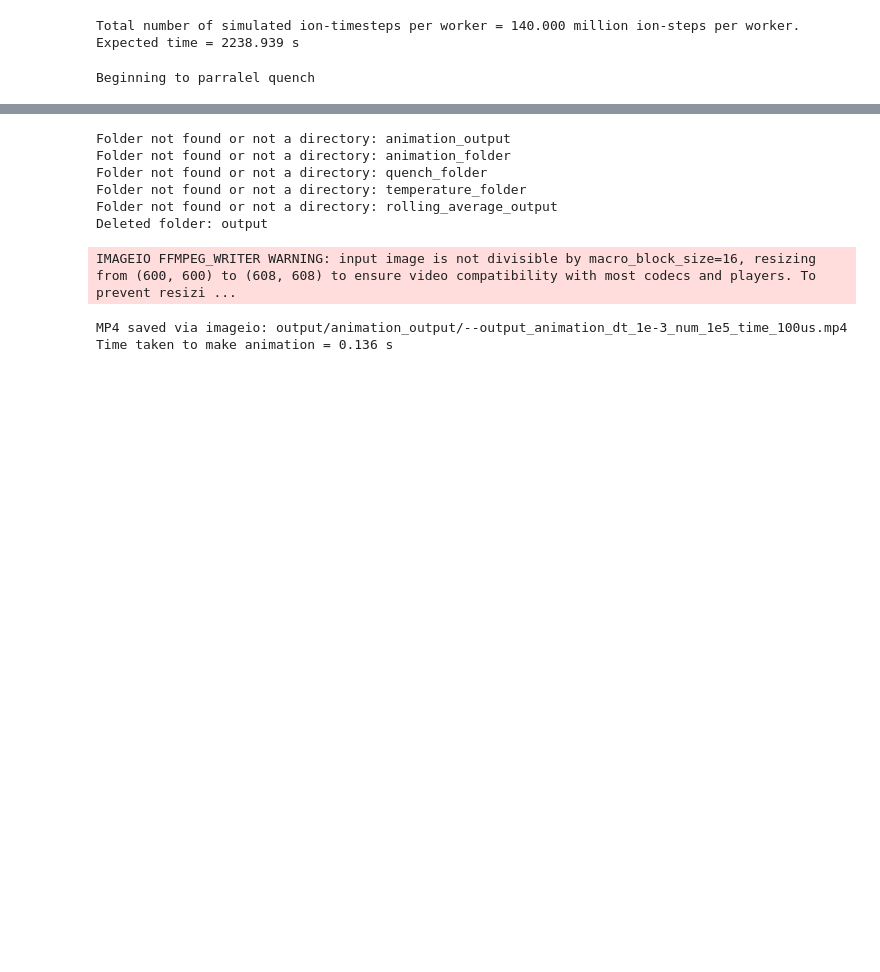
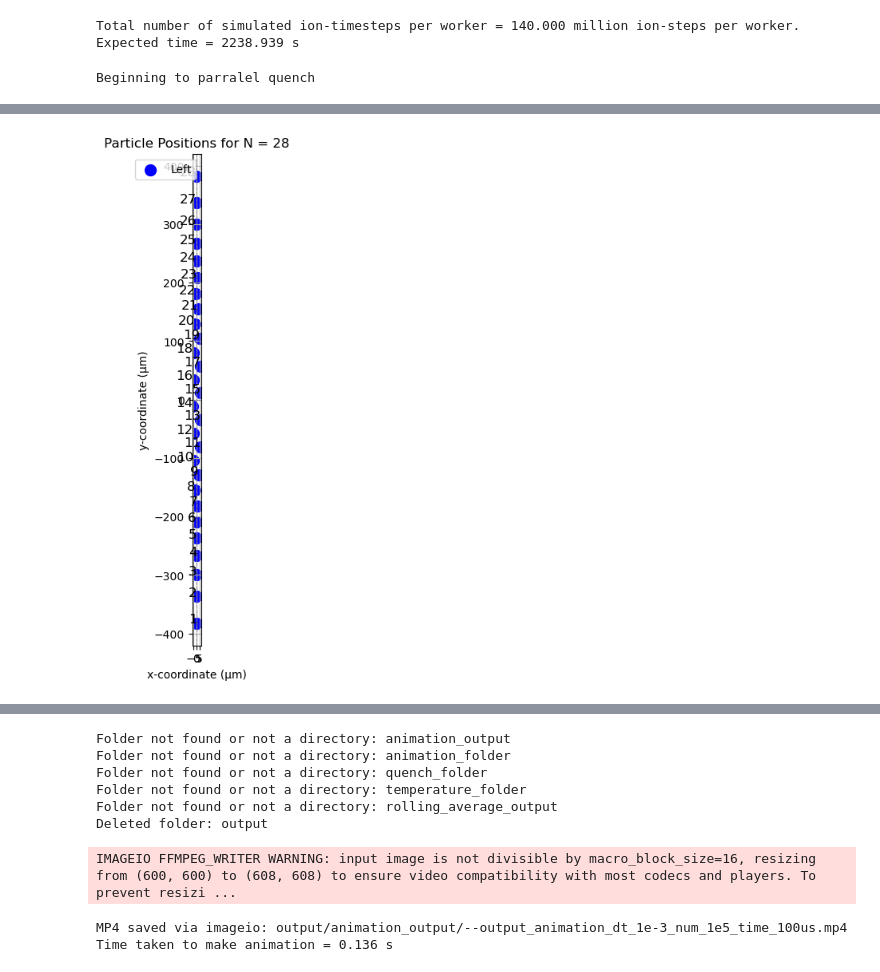
Before and after one commit to jfbeda/trapped_ion_simulation, a Jupyter notebook: main notebook.ipynb, the cells around one changed output, grey strips where cells are left out. Cells and saved outputs as stored; diff of their text form; code cells hidden in the pictures; blank space fills up the shorter version.

```diff
--- a/main notebook.ipynb
+++ b/main notebook.ipynb
@@ -107,3 +194,16 @@ print(f"Time taken to process images = {time()-start:.3f} s")
 ###########################################################################################
 ###########################################################################################
 ###########################################################################################
+# %%
+from parralel_workers import *
+filename = os.path.join(output_path, quench_trajectory_folder, "28_0.10526315789474_traj_1000000_steps.json")
+assert os.path.exists(filename), f"File '{filename}' not found."
+
+IO = SimulationIO()
+state.positions = get_final_positions(filename)
+state.initialized = True
+
+# Visualize the ion positions and save the results to file. Note that both 'save' and 'filename' are optional
+SimulationVisualizer().plot_positions(state)
+# %% [output]
+[figure, added]
```
Also changed, not shown: parts of 5 cells of this notebook, 4 other files.
